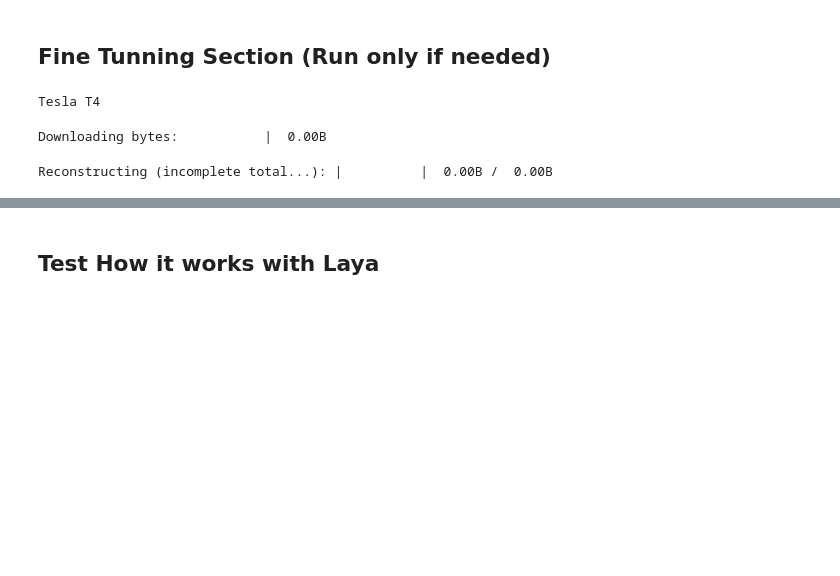
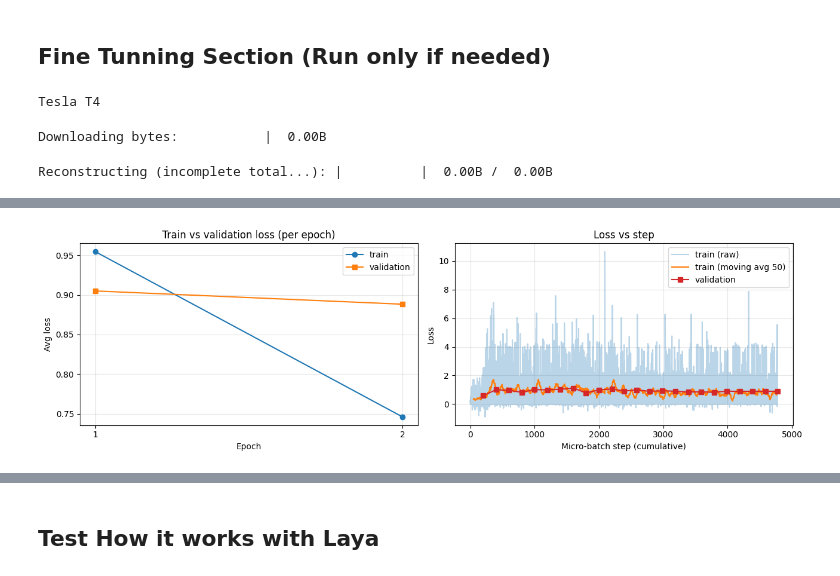
Before and after one commit to ongkenith/IS469, a Jupyter notebook: training materials/laya_model_training_notebook.ipynb, the cells around one changed output, grey strips where cells are left out. Cells and saved outputs as stored; diff of their text form; code cells hidden in the pictures; blank space fills up the shorter version.

```diff
--- a/training materials/laya_model_training_notebook.ipynb
+++ b/training materials/laya_model_training_notebook.ipynb
@@ -83,6 +87,18 @@ questions = {
     }
 }
 
+def build_rows(frame):
+    rows = []
+    for text, lab in zip(frame[TEXT_COL], frame[LABEL_COL]):
+        lab = str(int(float(lab)))                   # "0" or "1"
+        rows.append({
+            "state": {"message": text},
+            "questions": questions,                  # the offensive/not offensive question from before
+            "gold": {"label": {"label": lab,
+                               "probabilities": {k: float(k == lab) for k in ["0", "1"]}}},
+        })
+    return rows
+
 rows = []
 for text, lab in zip(train_df[TEXT_COL], train_df[LABEL_COL]):
     lab = str(int(float(lab)))                       # "0" or "1"
@@ -93,8 +109,13 @@ for text, lab in zip(train_df[TEXT_COL], train_df[LABEL_COL]):
                            "probabilities": {k: float(k == lab) for k in ["0", "1"]}}},
     })
 
+
 items, skipped = items_from_rows(tok, rows, max_len, head_max_len)
 print(f"{len(items)} training items (skipped {skipped})")
+
+# validation items: used ONLY to compute validation loss, never for gradient updates
+val_items, val_skipped = items_from_rows(tok, build_rows(val_df), max_len, head_max_len)
+print(f"{len(val_items)} validation items (skipped {val_skipped})")
 
 agent = None                              # free the zero-shot model from GPU memory
 gc.collect(); torch.cuda.empty_cache()
@@ -129,25 +150,56 @@ scheduler = torch.optim.lr_scheduler.CosineAnnealingLR(optimizer, T_max=total_up
 scaler = torch.amp.GradScaler("cuda")
 
 print(f"Training on {len(train_items)} items ({len(calib_items)} held out for calibration)")
-epoch_losses = []   # avg loss per epoch
+EVAL_EVERY_STEPS = 200   # also compute val loss every N micro-batches (set to None for end-of-epoch only)
 
-def plot_losses(epoch_losses, step_losses=None, smooth=50):
-    fig, axes = plt.subplots(1, 2, figsize=(12, 4))
+train_epoch_losses = []   # avg train loss per epoch
+val_epoch_losses   = []   # val loss at the end of each epoch
+step_losses        = []   # raw train loss for every micro-batch
+val_step_points    = []   # (cumulative micro-batch step, val loss) pairs for the step plot
 
-    # Loss vs epoch
-    axes[0].plot(range(1, len(epoch_losses) + 1), epoch_losses, marker="o")
+def compute_val_loss(sigma):
+    """Average loss over the validation items (no gradient updates)."""
+    model.eval()
+    total, n = 0.0, 0
+    for b_idx in range(0, len(val_items), MICRO_BATCH):
+        chunk = val_items[b_idx:b_idx + MICRO_BATCH]
+        encoded = [encode_item(tok, it, max_len, head_max_len) for it in chunk]
+        batch = collate_items([encoded], tok.pad_token_id)
+        with torch.autocast("cuda", dtype=torch.float16):
+            logits, act = model(batch["input_ids"].to(device), batch["attention_mask"].to(device),
+                                batch["marker_pos"].to(device), batch["marker_mask"].to(device),
+                                batch["qtype"].to(device))
+        logits = logits.float()
+        loss = rlcd_loss(logits, batch["target"].to(device), batch["marker_mask"].to(device),
+                         batch["qtype"].to(device), sigma, samples=GROUP_SIZE, w_sph=0.75, w_rps=1.0)
+        total += loss.item(); n += 1
+    model.train()
+    return total / max(1, n)
+
+def plot_losses(train_epoch_losses, val_epoch_losses, step_losses=None, val_step_points=None, smooth=50):
+    fig, axes = plt.subplots(1, 2, figsize=(13, 4))
+
+    # Train vs validation loss per epoch
+    ep = range(1, len(train_epoch_losses) + 1)
+    axes[0].plot(ep, train_epoch_losses, marker="o", label="train")
+    axes[0].plot(ep, val_epoch_losses, marker="s", label="validation")
     axes[0].set_xlabel("Epoch")
     axes[0].set_ylabel("Avg loss")
-    axes[0].set_title("Loss vs epoch")
+    axes[0].set_title("Train vs validation loss (per epoch)")
+    axes[0].set_xticks(list(ep))
+    axes[0].legend()
     axes[0].grid(alpha=0.3)
 
-    # Loss vs step (raw + moving average)
+    # Train loss per step (raw + moving average) with validation loss points on top
     if step_losses:
-        axes[1].plot(step_losses, alpha=0.3, label="raw")
+        axes[1].plot(step_losses, alpha=0.3, label="train (raw)")
         if len(step_losses) >= smooth:
             kernel = np.ones(smooth) / smooth
             ma = np.convolve(step_losses, kernel, mode="valid")
-            axes[1].plot(range(smooth - 1, len(step_losses)), ma, label=f"moving avg ({smooth})")
+            axes[1].plot(range(smooth - 1, len(step_losses)), ma, label=f"train (moving avg {smooth})")
+        if val_step_points:
+            xs, ys = zip(*val_step_points)
+            axes[1].plot(xs, ys, marker="s", color="tab:red", label="validation")
         axes[1].set_xlabel("Micro-batch step (cumulative)")
         axes[1].set_ylabel("Loss")
         axes[1].set_title("Loss vs step")
@@ -162,6 +214,7 @@ for epoch in range(EPOCHS):
     random.seed(42); random.shuffle(train_items)
     sigma = sigma_at(epoch, EPOCHS, SIGMA_START, SIGMA_END)
     epoch_loss, n_batches, accum_step = 0.0, 0, 0
+    model.train()
     optimizer.zero_grad(set_to_none=True)
 
     for b_idx in range(0, len(train_items), MICRO_BATCH):
@@ -189,13 +242,25 @@ for epoch in range(EPOCHS):
             optimizer.zero_grad(set_to_none=True)
 
         epoch_loss += loss.item(); n_batches += 1
-        # if n_batches % 200 == 0:
-        #     print(f"  epoch {epoch+1}/{EPOCHS} | step {n_batches}/{steps_per_epoch} | loss {loss.item():.4f}")
-        avg = epoch_loss / max(1, n_batches)
-        epoch_losses.append(avg)
-    print(f"=== epoch {epoch+1}/{EPOCHS} done in {time.time()-t0:.0f}s | avg loss {avg:.4f} ===")
+        step_losses.append(loss.item())
 
-# plot_losses(epoch_losses)
+        # optional mid-epoch validation (skip the last step, the end-of-epoch eval covers it)
+        if EVAL_EVERY_STEPS and n_batches % EVAL_EVERY_STEPS == 0 and (b_idx + MICRO_BATCH) < len(train_items):
+            v = compute_val_loss(sigma)
+            val_step_points.append((len(step_losses), v))
+            print(f"  epoch {epoch+1}/{EPOCHS} | step {n_batches}/{steps_per_epoch} | "
+                  f"train loss {loss.item():.4f} | val loss {v:.4f}")
+
+    # end of epoch: average train loss + full validation loss
+    avg = epoch_loss / max(1, n_batches)
+    val_loss = compute_val_loss(sigma)
+    train_epoch_losses.append(avg)
+    val_epoch_losses.append(val_loss)
+    val_step_points.append((len(step_losses), val_loss))
+    print(f"=== epoch {epoch+1}/{EPOCHS} done in {time.time()-t0:.0f}s | "
+          f"train loss {avg:.4f} | val loss {val_loss:.4f} ===")
+
+plot_losses(train_epoch_losses, val_epoch_losses, step_losses, val_step_points)
 
 # post-training calibration on the held-out slice
 del optimizer, scaler, scheduler; gc.collect(); torch.cuda.empty_cache()
@@ -226,0 +308 @@ Training on 19103 items (400 held out for calibration)
+[figure, added]
```
Also changed, not shown: parts of 6 cells of this notebook, 2 other files.
